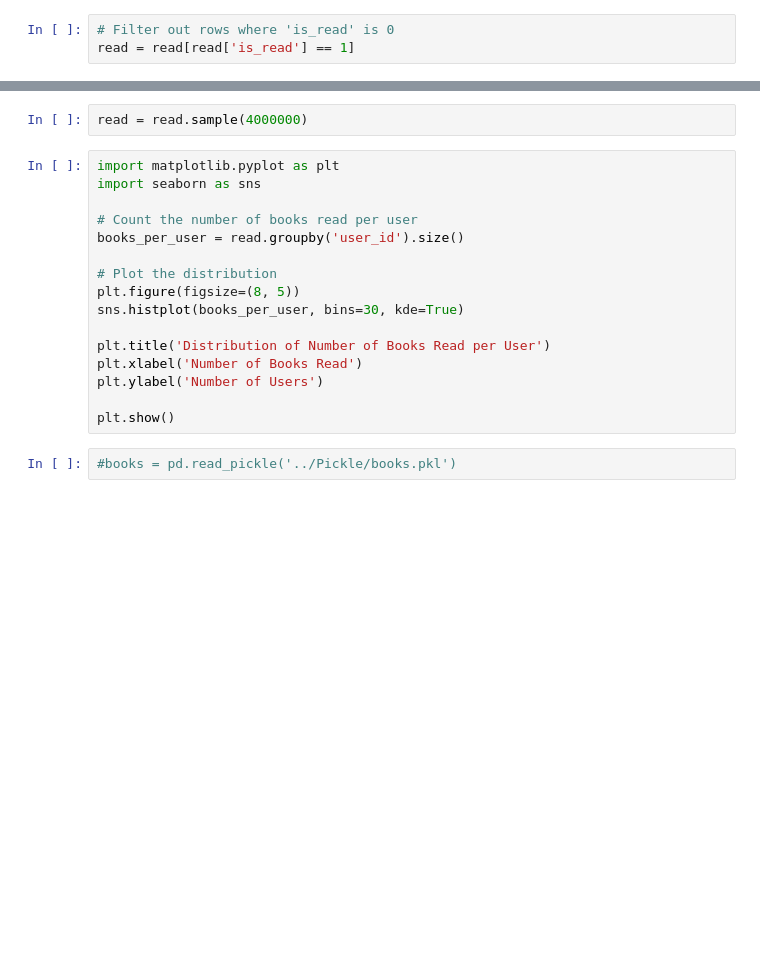
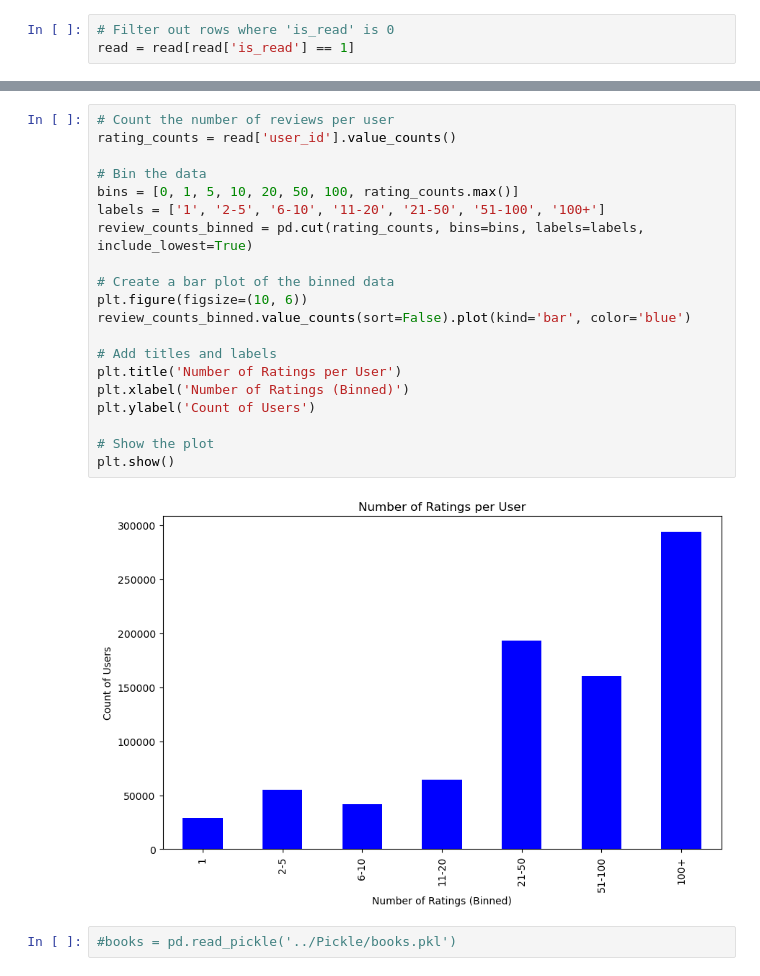
Before and after one commit to mud66/Recommender-System-GoodReads, a Jupyter notebook: Process/EDA.ipynb, the cells around one changed output, grey strips where cells are left out. Cells and saved outputs as stored; diff of their text form; blank space fills up the shorter version.

```diff
--- a/Process/EDA.ipynb
+++ b/Process/EDA.ipynb
@@ -19,21 +38,25 @@ Name: count, dtype: int64
-# %%
-read = read.sample(4000000)
-# %%
-import matplotlib.pyplot as plt
-import seaborn as sns
-
-# Count the number of books read per user
-books_per_user = read.groupby('user_id').size()
-
-# Plot the distribution
-plt.figure(figsize=(8, 5))
-sns.histplot(books_per_user, bins=30, kde=True)
-
-plt.title('Distribution of Number of Books Read per User')
-plt.xlabel('Number of Books Read')
-plt.ylabel('Number of Users')
-
-plt.show()
+# %%
+# Count the number of reviews per user
+rating_counts = read['user_id'].value_counts()
+
+# Bin the data
+bins = [0, 1, 5, 10, 20, 50, 100, rating_counts.max()]
+labels = ['1', '2-5', '6-10', '11-20', '21-50', '51-100', '100+']
+review_counts_binned = pd.cut(rating_counts, bins=bins, labels=labels, include_lowest=True)
+
+# Create a bar plot of the binned data
+plt.figure(figsize=(10, 6))
+review_counts_binned.value_counts(sort=False).plot(kind='bar', color='blue')
+
+# Add titles and labels
+plt.title('Number of Ratings per User')
+plt.xlabel('Number of Ratings (Binned)')
+plt.ylabel('Count of Users')
+
+# Show the plot
+plt.show()
+# %% [output]
+[figure, added]
 # %%
 #books = pd.read_pickle('../Pickle/books.pkl')
 # %%
```
Also changed, not shown: parts of 5 cells of this notebook, 9 other files.
